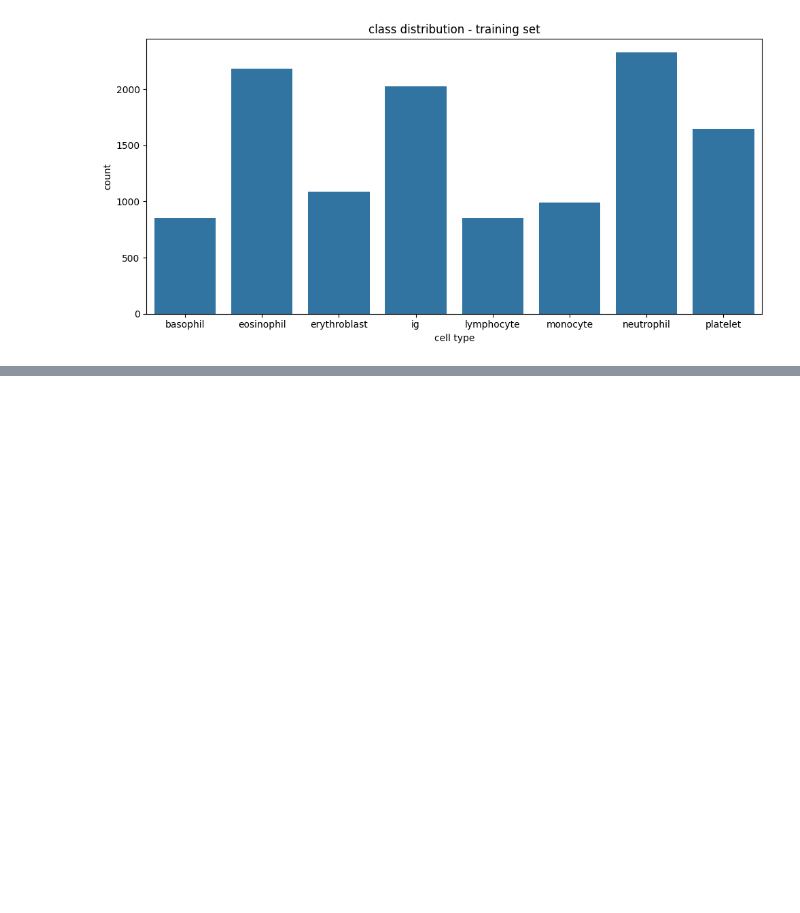
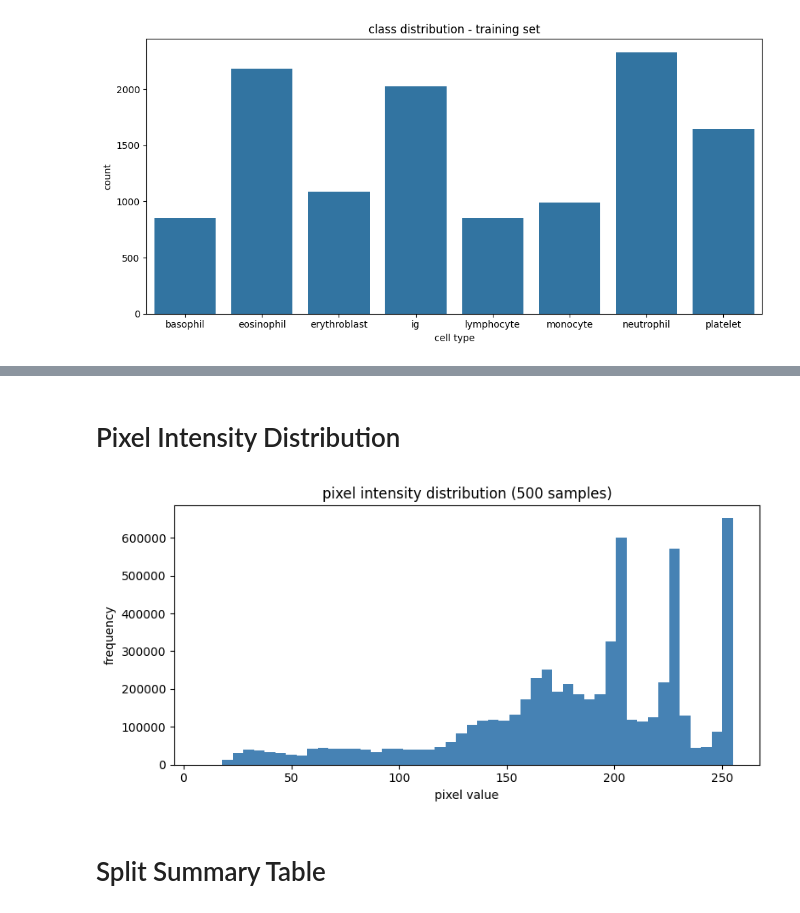
Before and after one commit to GG1627/bme6938-project-2, a Jupyter notebook: notebooks/eda.ipynb, the cells around one changed output, grey strips where cells are left out. Cells and saved outputs as stored; diff of their text form; code cells hidden in the pictures; blank space fills up the shorter version.

```diff
--- a/notebooks/eda.ipynb
+++ b/notebooks/eda.ipynb
@@ -38,0 +60,17 @@ plt.show()
+# %% [markdown]
+# Pixel Intensity Distribution
+# %%
+sample_imgs = np.array([np.array(train_dataset[i][0]) for i in range(500)])
+
+plt.figure(figsize=(8, 4))
+plt.hist(sample_imgs.flatten(), bins=50, color='steelblue', edgecolor='none')
+plt.title('pixel intensity distribution (500 samples)')
+plt.xlabel('pixel value')
+plt.ylabel('frequency')
+plt.tight_layout()
+plt.savefig('../figures/pixel_distribution.png', dpi=150)
+plt.show()
+# %% [output]
+[figure, added]
+# %% [markdown]
+# Split Summary Table
```
Also changed, not shown: parts of 4 cells of this notebook, 2 other files.
